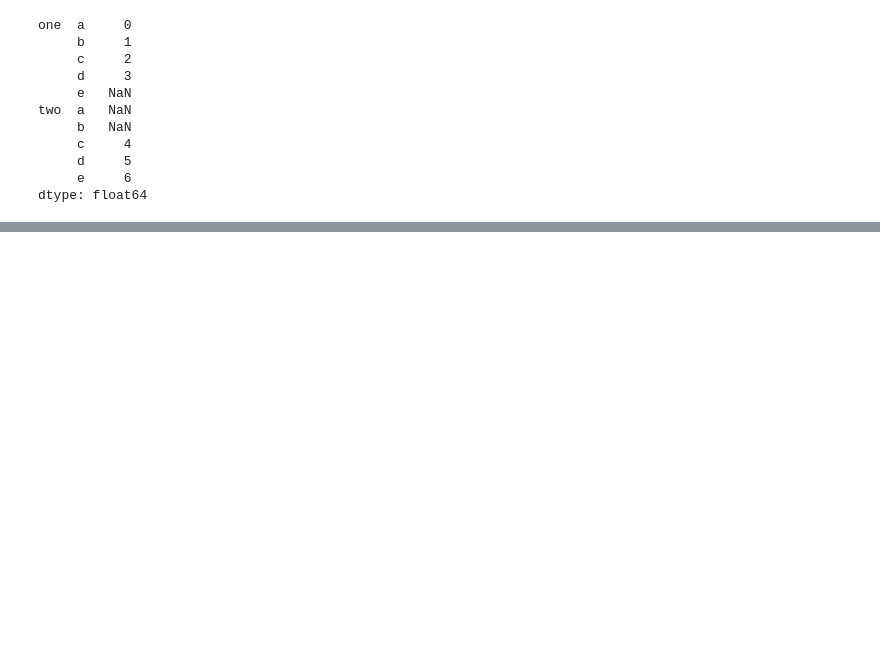
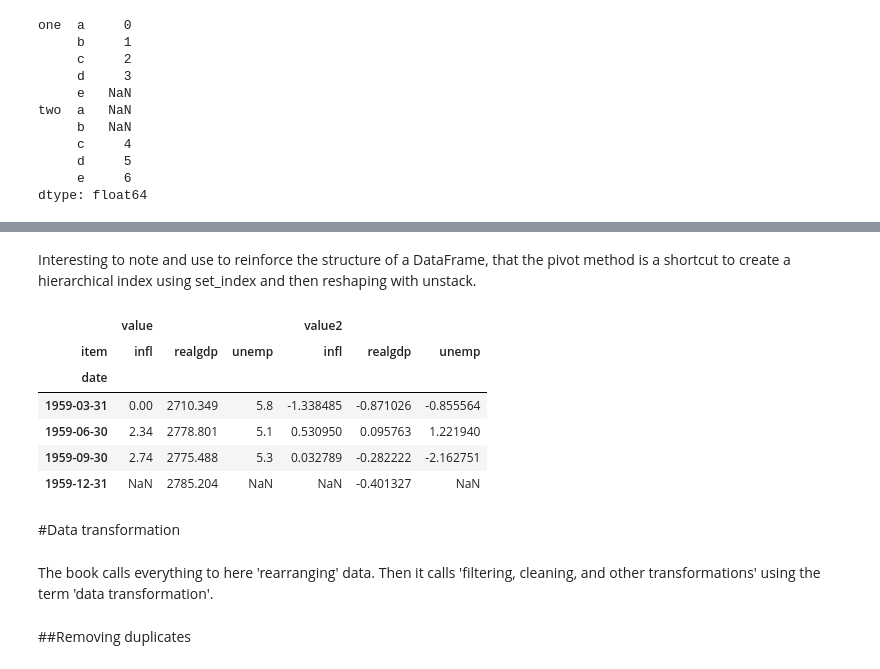
Before and after one commit to aenfield/random, a Jupyter notebook: PythonForDataAnalysisCh7.ipynb, the cells around one changed output, grey strips where cells are left out. Saved outputs shown, nothing was run; the diff lists cells and outputs as text; code cells hidden in the pictures; blank space fills up the shorter version.

```diff
--- a/PythonForDataAnalysisCh7.ipynb
+++ b/PythonForDataAnalysisCh7.ipynb
@@ -754,0 +872,19 @@ In middle of 191.
+# %% [markdown]
+Interesting to note and use to reinforce the structure of a DataFrame, that the pivot method is a shortcut to create a hierarchical index using set_index and then reshaping with unstack.
+# %%
+unstacked = ldata.set_index(['date','item']).unstack('item')
+unstacked[:7]
+# %% [output]
+|  | value |  |  | value2 |  |  |
+| item | infl | realgdp | unemp | infl | realgdp | unemp |
+| date |  |  |  |  |  |  |
+| 1959-03-31 | 0.00 | 2710.349 | 5.8 | -1.338485 | -0.871026 | -0.855564 |
+| 1959-06-30 | 2.34 | 2778.801 | 5.1 | 0.530950 | 0.095763 | 1.221940 |
+| 1959-09-30 | 2.74 | 2775.488 | 5.3 | 0.032789 | -0.282222 | -2.162751 |
+| 1959-12-31 | NaN | 2785.204 | NaN | NaN | -0.401327 | NaN |
+# %% [markdown]
+#Data transformation
+# %% [markdown]
+The book calls everything to here 'rearranging' data. Then it calls 'filtering, cleaning, and other transformations' using the term 'data transformation'.
+# %% [markdown]
+##Removing duplicates
```
Also changed, not shown: parts of 38 cells of this notebook.
